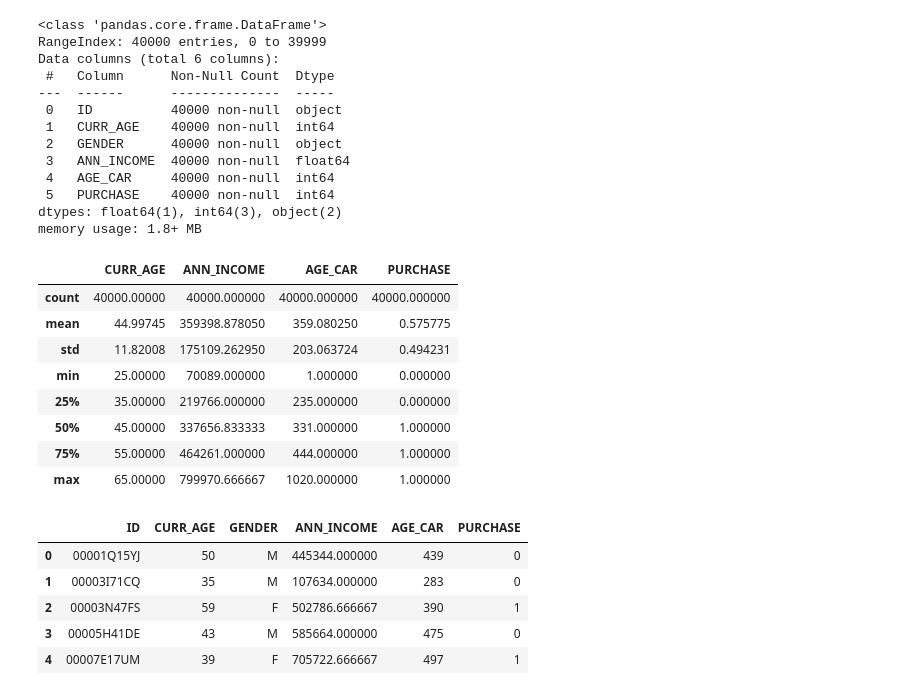
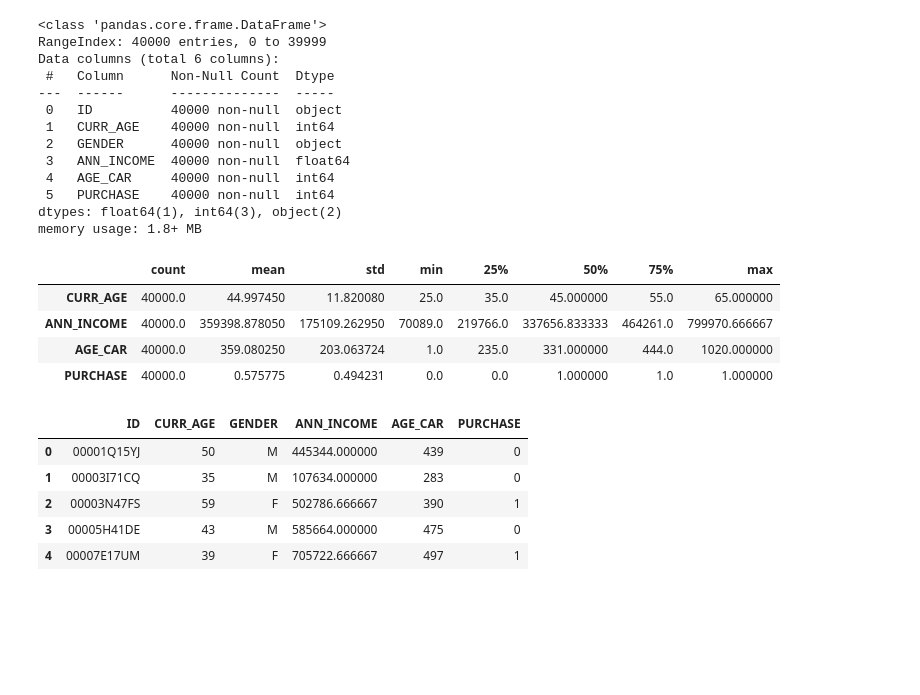
Before and after one commit to dravichi/Data-Analytics, a Jupyter notebook: Training_Project.ipynb, the cells around one changed output. Saved outputs shown, nothing was run; the diff lists cells and outputs as text; code cells hidden in the pictures; blank space fills up the shorter version.

```diff
--- a/Training_Project.ipynb
+++ b/Training_Project.ipynb
@@ -48,17 +67,13 @@ Data columns (total 6 columns):
 dtypes: float64(1), int64(3), object(2)
 memory usage: 1.8+ MB
 # %%
-df_jp.describe()
+df_jp.describe().T
 # %% [output]
-|  | CURR_AGE | ANN_INCOME | AGE_CAR | PURCHASE |
-| count | 40000.00000 | 40000.000000 | 40000.000000 | 40000.000000 |
-| mean | 44.99745 | 359398.878050 | 359.080250 | 0.575775 |
-| std | 11.82008 | 175109.262950 | 203.063724 | 0.494231 |
-| min | 25.00000 | 70089.000000 | 1.000000 | 0.000000 |
-| 25% | 35.00000 | 219766.000000 | 235.000000 | 0.000000 |
-| 50% | 45.00000 | 337656.833333 | 331.000000 | 1.000000 |
-| 75% | 55.00000 | 464261.000000 | 444.000000 | 1.000000 |
-| max | 65.00000 | 799970.666667 | 1020.000000 | 1.000000 |
+|  | count | mean | std | min | 25% | 50% | 75% | max |
+| CURR_AGE | 40000.0 | 44.997450 | 11.820080 | 25.0 | 35.0 | 45.000000 | 55.0 | 65.000000 |
+| ANN_INCOME | 40000.0 | 359398.878050 | 175109.262950 | 70089.0 | 219766.0 | 337656.833333 | 464261.0 | 799970.666667 |
+| AGE_CAR | 40000.0 | 359.080250 | 203.063724 | 1.0 | 235.0 | 331.000000 | 444.0 | 1020.000000 |
+| PURCHASE | 40000.0 | 0.575775 | 0.494231 | 0.0 | 0.0 | 1.000000 | 1.0 | 1.000000 |
 # %%
 df_jp.head()
 # %% [output]
```
Also changed, not shown: parts of 72 cells of this notebook.
